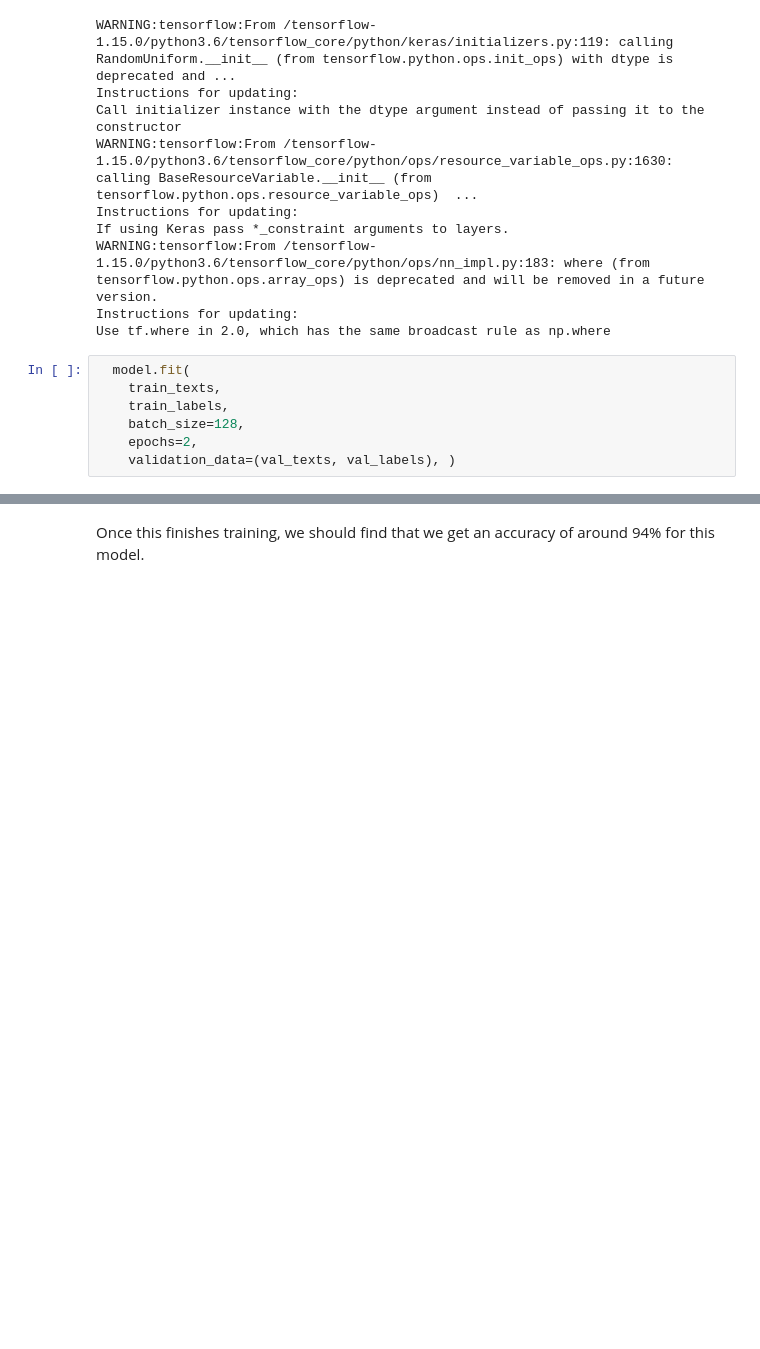
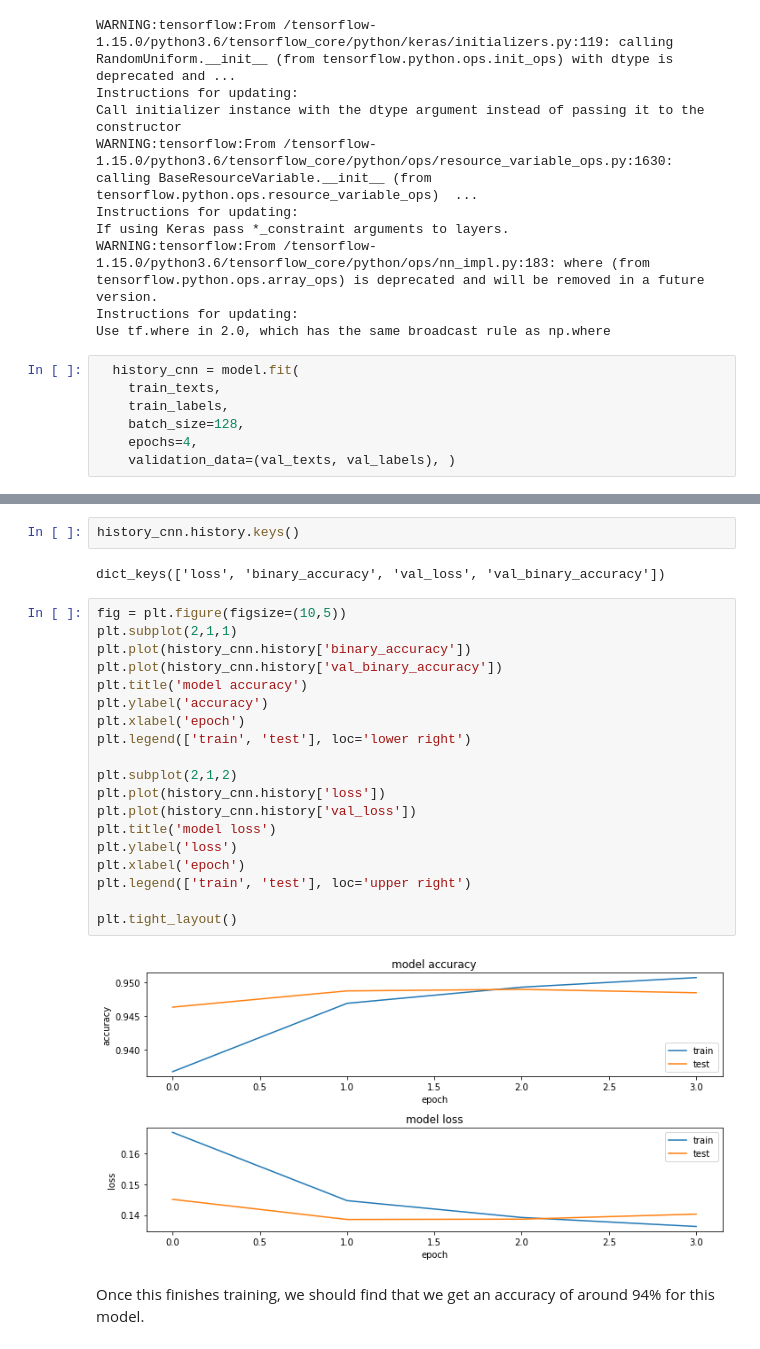
Before and after one commit to Janakisajja/Sentiment-Analysis---Amazon-Reviews-Data, a Jupyter notebook: Final_Project_development.ipynb, the cells around one changed output, grey strips where cells are left out. Drawn from its saved outputs; the diff is of its cells as text; blank space fills up the shorter version.

```diff
--- a/Final_Project_development.ipynb
+++ b/Final_Project_development.ipynb
@@ -219,11 +219,11 @@ WARNING:tensorflow:From /tensorflow-1.15.0/python3.6/tensorflow_core/python/ops/
 Instructions for updating:
 Use tf.where in 2.0, which has the same broadcast rule as np.where
 # %%
-  model.fit(
+  history_cnn = model.fit(
     train_texts,
     train_labels,
     batch_size=128,
-    epochs=2,
+    epochs=4,
     validation_data=(val_texts, val_labels), )
 # %% [output]
 Train on 2880000 samples, validate on 720000 samples
@@ -233,3 +238,28 @@ Epoch 2/2
+# %%
+history_cnn.history.keys()
+# %% [output]
+dict_keys(['loss', 'binary_accuracy', 'val_loss', 'val_binary_accuracy'])
+# %%
+fig = plt.figure(figsize=(10,5))
+plt.subplot(2,1,1)
+plt.plot(history_cnn.history['binary_accuracy'])
+plt.plot(history_cnn.history['val_binary_accuracy'])
+plt.title('model accuracy')
+plt.ylabel('accuracy')
+plt.xlabel('epoch')
+plt.legend(['train', 'test'], loc='lower right')
+
+plt.subplot(2,1,2)
+plt.plot(history_cnn.history['loss'])
+plt.plot(history_cnn.history['val_loss'])
+plt.title('model loss')
+plt.ylabel('loss')
+plt.xlabel('epoch')
+plt.legend(['train', 'test'], loc='upper right')
+
+plt.tight_layout()
+# %% [output]
+[figure, added]
 # %% [markdown]
 Once this finishes training, we should find that we get an accuracy of around 94% for this model.
 # %%
```
Also changed, not shown: parts of 6 cells of this notebook.
